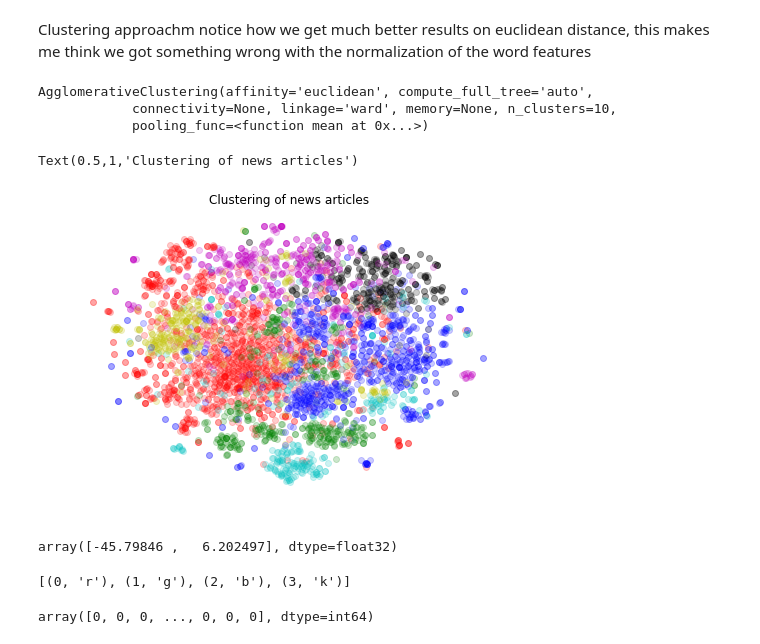
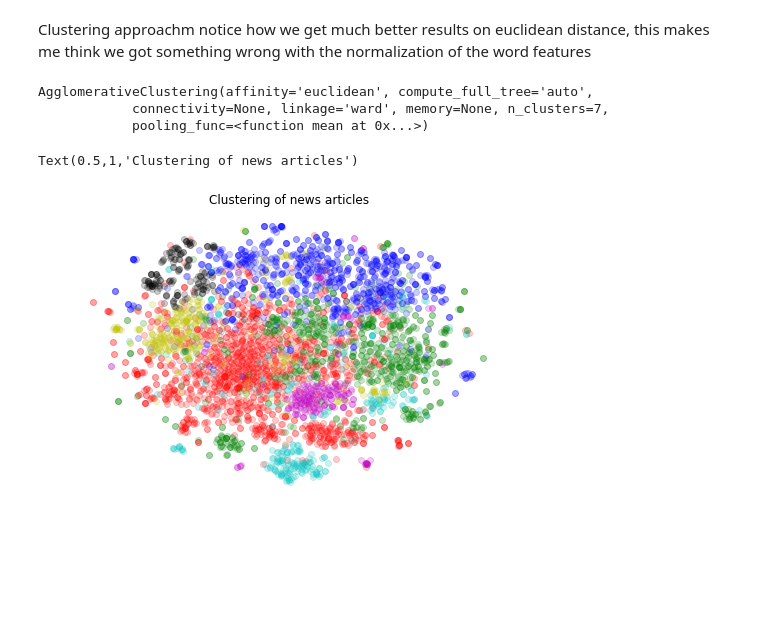
Before and after one commit to ecsplendid/news-event-feed, a Jupyter notebook: NLP/BBC Tim NLP.ipynb, the cells around one changed output. Drawn from its saved outputs; the diff is of its cells as text; code cells hidden in the pictures; blank space fills up the shorter version.

```diff
--- a/NLP/BBC Tim NLP.ipynb
+++ b/NLP/BBC Tim NLP.ipynb
@@ -295,33 +295,21 @@ Clustering approachm notice how we get much better results on euclidean distance
 from sklearn.cluster import AgglomerativeClustering
 from sklearn.metrics import pairwise_distances
 
-model = AgglomerativeClustering(n_clusters=10,linkage='ward', affinity='euclidean')
+model = AgglomerativeClustering(n_clusters=7,linkage='ward', affinity='euclidean')
 model.fit(X)
 # %% [output]
 AgglomerativeClustering(affinity='euclidean', compute_full_tree='auto',
-            connectivity=None, linkage='ward', memory=None, n_clusters=10,
+            connectivity=None, linkage='ward', memory=None, n_clusters=7,
             pooling_func=<function mean at 0x...>)
 # %%
 plt.figure()
 plt.axes([0, 0, 1, 1])
-for l, c in zip(np.arange(model.n_clusters), 'rgbkmcyrgb'):
+for l, c in zip(np.arange(model.n_clusters), 'rgbkmcy'):
     plt.scatter(X_embedded[model.labels_ == l][:, 0], X_embedded[model.labels_ == l][:, 1], c=c, alpha=.2)
 
 plt.axis('tight')
 plt.axis('off')
 plt.title("Clustering of news articles")
 # %% [output]
 Text(0.5,1,'Clustering of news articles')
-[figure, old version]
+[figure, new version]
-# %%
-X_embedded[44]
-# %% [output]
-array([-45.79846 ,   6.202497], dtype=float32)
-# %%
-zip(np.arange(model.n_clusters), 'rgbk') | as_list()
-# %% [output]
-[(0, 'r'), (1, 'g'), (2, 'b'), (3, 'k')]
-# %%
-model.labels_
-# %% [output]
-array([0, 0, 0, ..., 0, 0, 0], dtype=int64)
```
Also changed, not shown: parts of 17 cells of this notebook.
